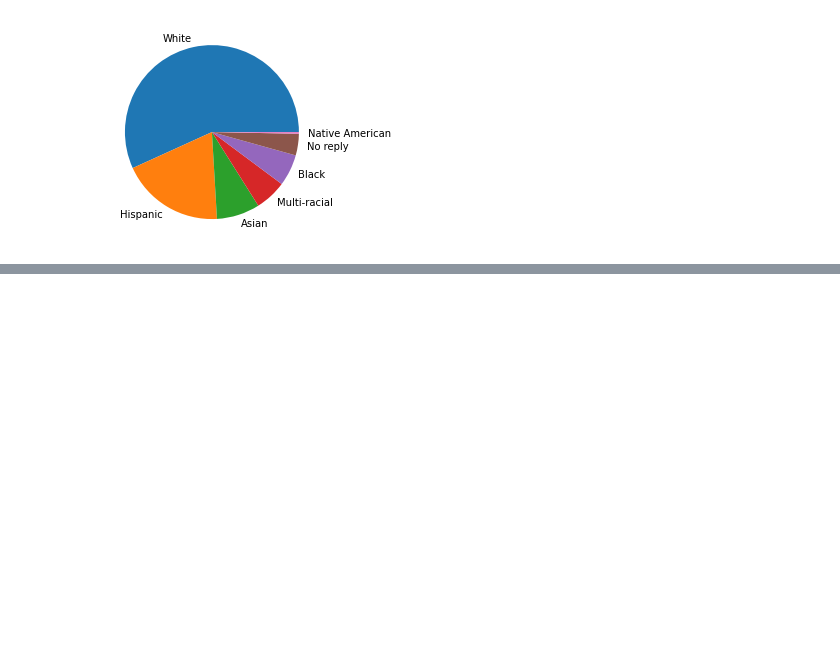
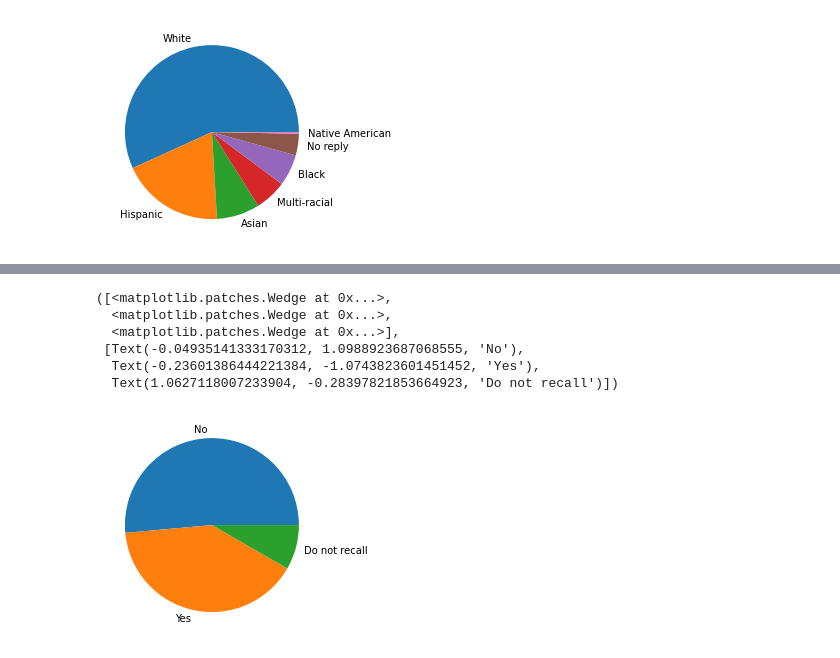
Before and after one commit to jackr276/Project-2---Data-Anaylsis-with-Python, a Jupyter notebook: Project 2 Data Analysis.ipynb, the cells around one changed output, grey strips where cells are left out. Drawn from its saved outputs; the diff is of its cells as text; code cells hidden in the pictures; blank space fills up the shorter version.

```diff
--- a/Project 2 Data Analysis.ipynb
+++ b/Project 2 Data Analysis.ipynb
@@ -60,0 +102,11 @@ plt.pie(literacy_survey["race"].value_counts(), labels = ['White', 'Hispanic', '
+# %%
+# Graph the heard_it_website for the entry survey
+plt.pie(entry_survey["heard_it_website"].value_counts(), labels = ["No", "Yes", "Do not recall"])
+# %% [output]
+([<matplotlib.patches.Wedge at 0x...>,
+  <matplotlib.patches.Wedge at 0x...>,
+  <matplotlib.patches.Wedge at 0x...>],
+ [Text(-0.04935141333170312, 1.0988923687068555, 'No'),
+  Text(-0.23601386444221384, -1.0743823601451452, 'Yes'),
+  Text(1.0627118007233904, -0.28397821853664923, 'Do not recall')])
+[figure, added]
```
Also changed, not shown: parts of 15 cells of this notebook, 1 other file.
